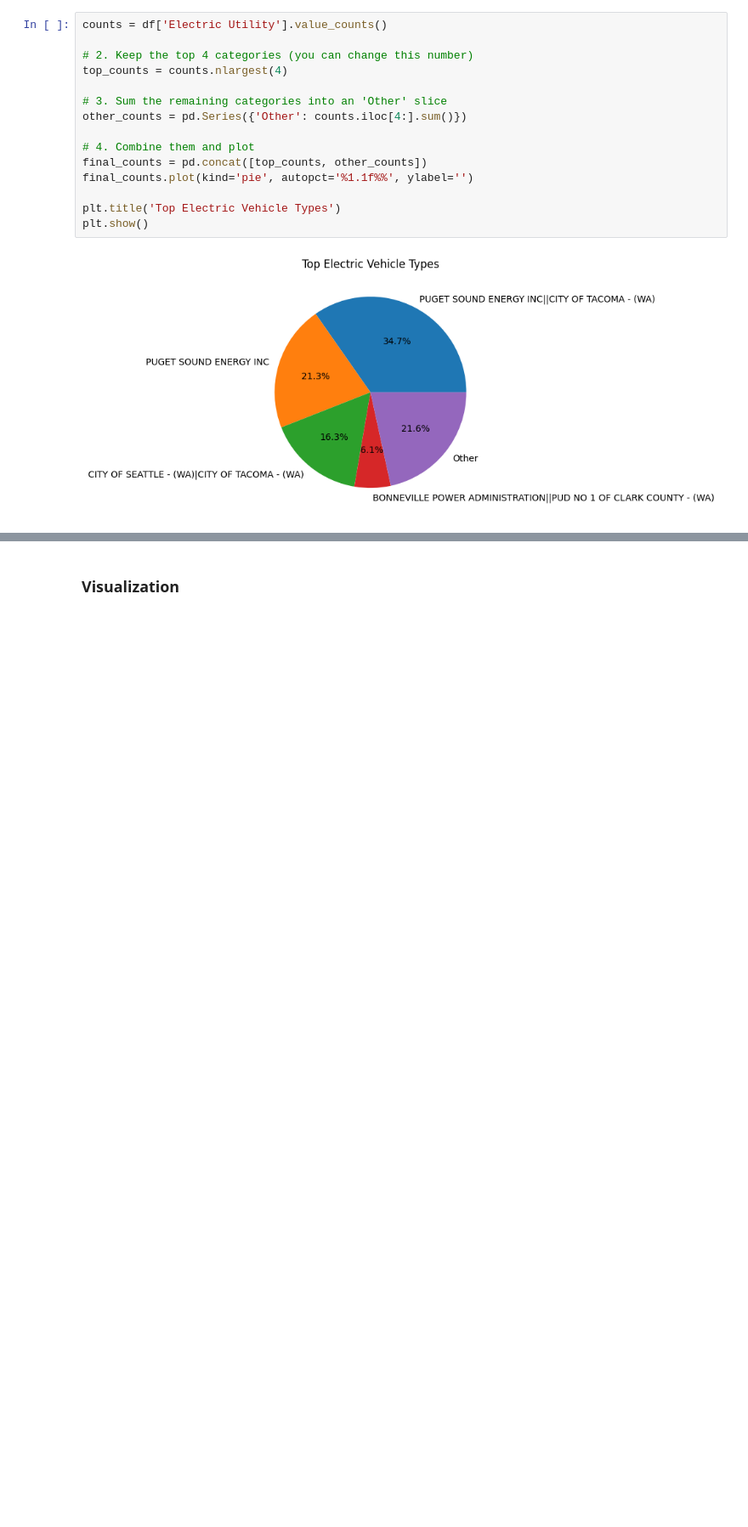
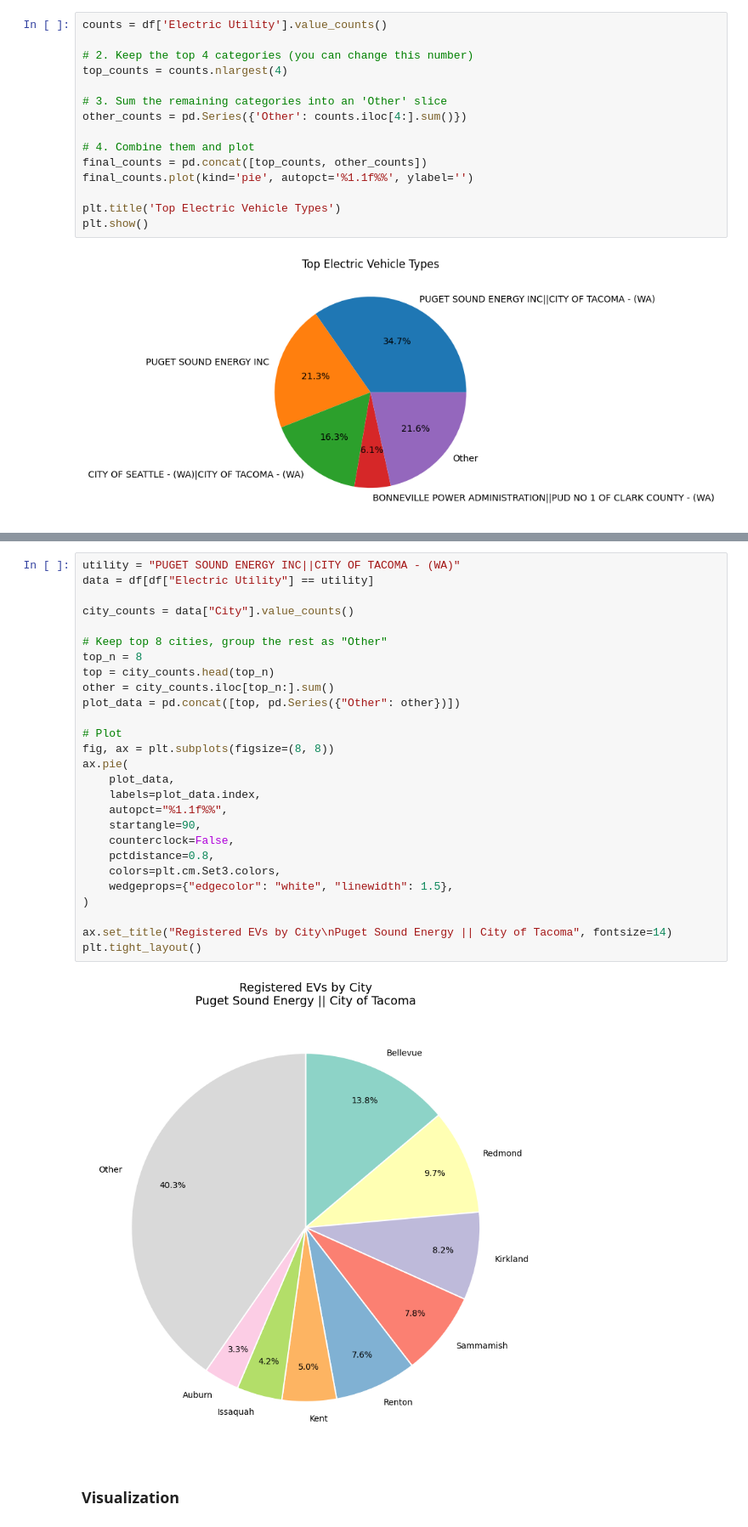
Before and after one commit to purujit-dev/Data_Analysis_Project, a Jupyter notebook: data_analysis.ipynb, the cells around one changed output, grey strips where cells are left out. Shown at 85% size. Drawn from its saved outputs; the diff is of its cells as text; blank space fills up the shorter version.

Commit message:
finding on Electric Utitlity

```diff
--- a/data_analysis.ipynb
+++ b/data_analysis.ipynb
@@ -273,3 +324,32 @@ plt.show()
+# %%
+utility = "PUGET SOUND ENERGY INC||CITY OF TACOMA - (WA)"
+data = df[df["Electric Utility"] == utility]
+
+city_counts = data["City"].value_counts()
+
+# Keep top 8 cities, group the rest as "Other"
+top_n = 8
+top = city_counts.head(top_n)
+other = city_counts.iloc[top_n:].sum()
+plot_data = pd.concat([top, pd.Series({"Other": other})])
+
+# Plot
+fig, ax = plt.subplots(figsize=(8, 8))
+ax.pie(
+    plot_data,
+    labels=plot_data.index,
+    autopct="%1.1f%%",
+    startangle=90,
+    counterclock=False,
+    pctdistance=0.8,
+    colors=plt.cm.Set3.colors,
+    wedgeprops={"edgecolor": "white", "linewidth": 1.5},
+)
+
+ax.set_title("Registered EVs by City\nPuget Sound Energy || City of Tacoma", fontsize=14)
+plt.tight_layout()
+# %% [output]
+[figure, added]
 # %% [markdown]
 ### Visualization
 # %%
```
Also changed, not shown: parts of 6 cells of this notebook.
